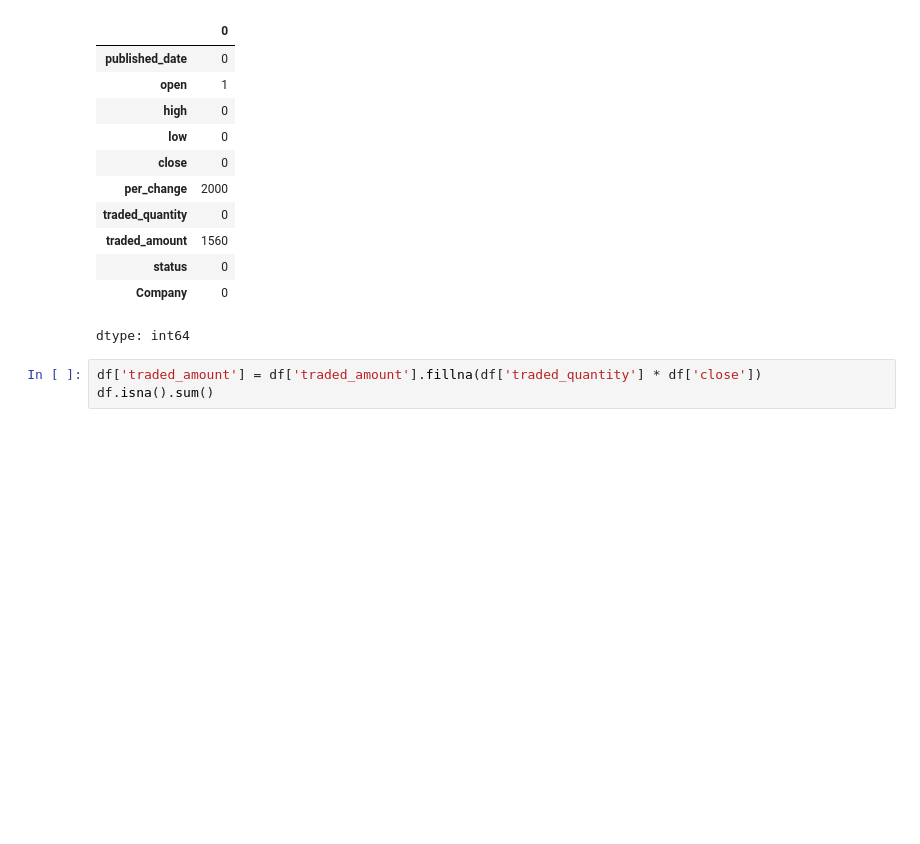
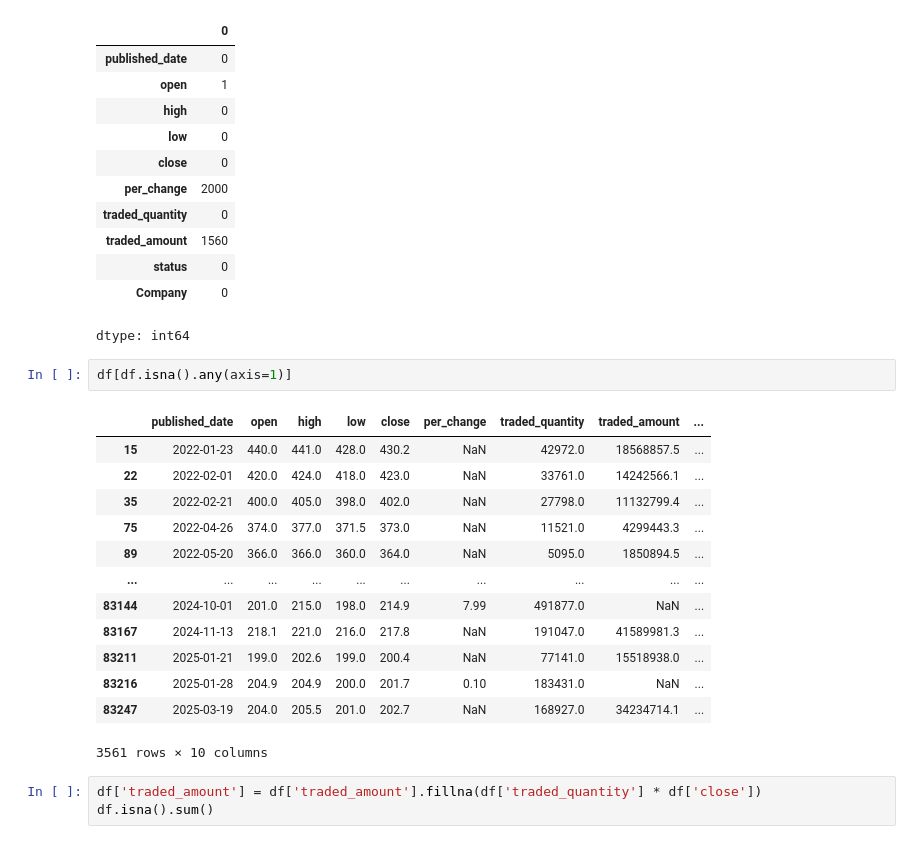
Before and after one commit to SanjayBista1010/Classification, a Jupyter notebook: nepalShare.ipynb, the cells around one changed output. Cells and saved outputs as stored; diff of their text form; blank space fills up the shorter version.

```diff
--- a/nepalShare.ipynb
+++ b/nepalShare.ipynb
@@ -90,6 +90,22 @@ df.isna().sum()
 | status | 0 |
 | Company | 0 |
 dtype: int64
+# %%
+df[df.isna().any(axis=1)]
+# %% [output]
+|  | published_date | open | high | low | close | per_change | traded_quantity | traded_amount | ... |
+| 15 | 2022-01-23 | 440.0 | 441.0 | 428.0 | 430.2 | NaN | 42972.0 | 18568857.5 | ... |
+| 22 | 2022-02-01 | 420.0 | 424.0 | 418.0 | 423.0 | NaN | 33761.0 | 14242566.1 | ... |
+| 35 | 2022-02-21 | 400.0 | 405.0 | 398.0 | 402.0 | NaN | 27798.0 | 11132799.4 | ... |
+| 75 | 2022-04-26 | 374.0 | 377.0 | 371.5 | 373.0 | NaN | 11521.0 | 4299443.3 | ... |
+| 89 | 2022-05-20 | 366.0 | 366.0 | 360.0 | 364.0 | NaN | 5095.0 | 1850894.5 | ... |
+| ... | ... | ... | ... | ... | ... | ... | ... | ... | ... |
+| 83144 | 2024-10-01 | 201.0 | 215.0 | 198.0 | 214.9 | 7.99 | 491877.0 | NaN | ... |
+| 83167 | 2024-11-13 | 218.1 | 221.0 | 216.0 | 217.8 | NaN | 191047.0 | 41589981.3 | ... |
+| 83211 | 2025-01-21 | 199.0 | 202.6 | 199.0 | 200.4 | NaN | 77141.0 | 15518938.0 | ... |
+| 83216 | 2025-01-28 | 204.9 | 204.9 | 200.0 | 201.7 | 0.10 | 183431.0 | NaN | ... |
+| 83247 | 2025-03-19 | 204.0 | 205.5 | 201.0 | 202.7 | NaN | 168927.0 | 34234714.1 | ... |
+3561 rows × 10 columns
 # %%
 df['traded_amount'] = df['traded_amount'].fillna(df['traded_quantity'] * df['close'])
 df.isna().sum()
```
Also changed, not shown: parts of 2 cells of this notebook.
